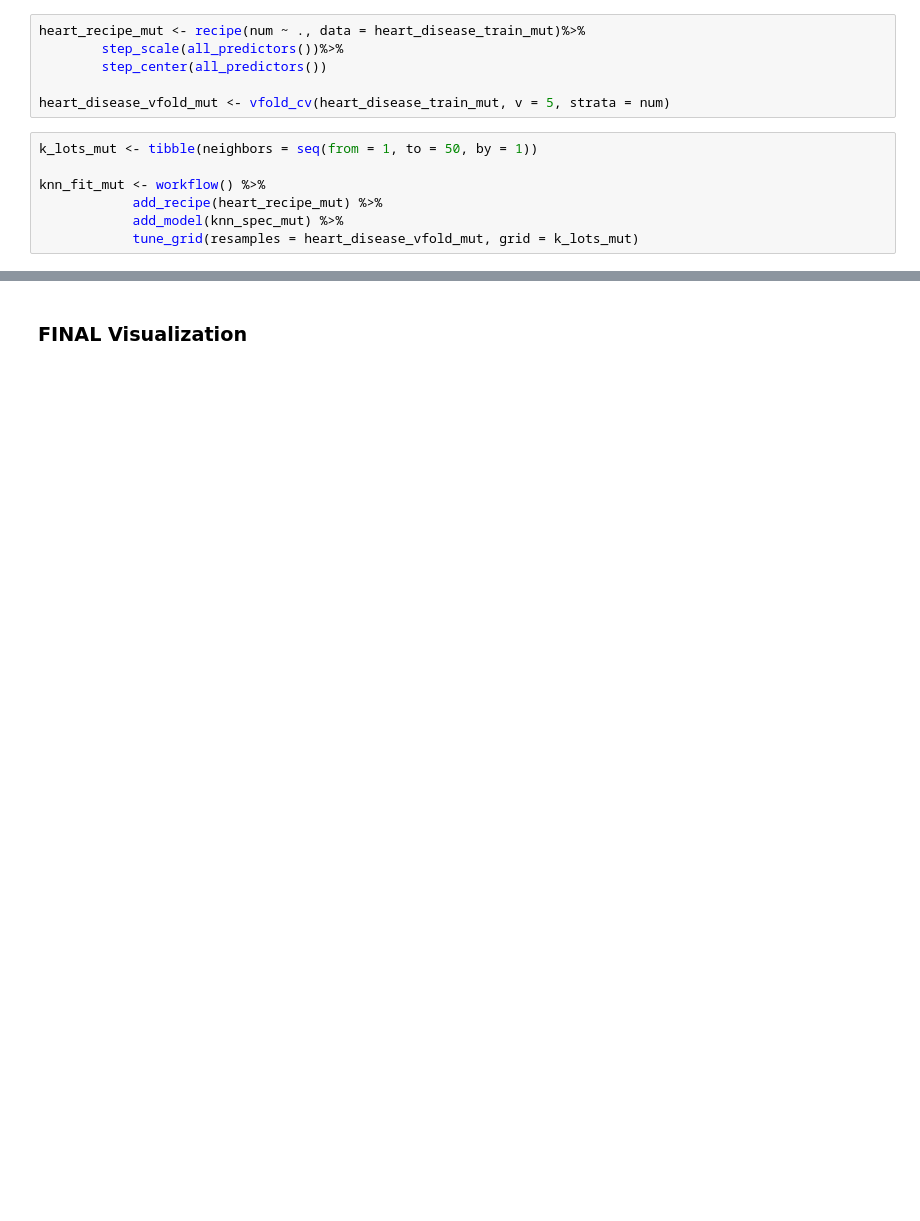
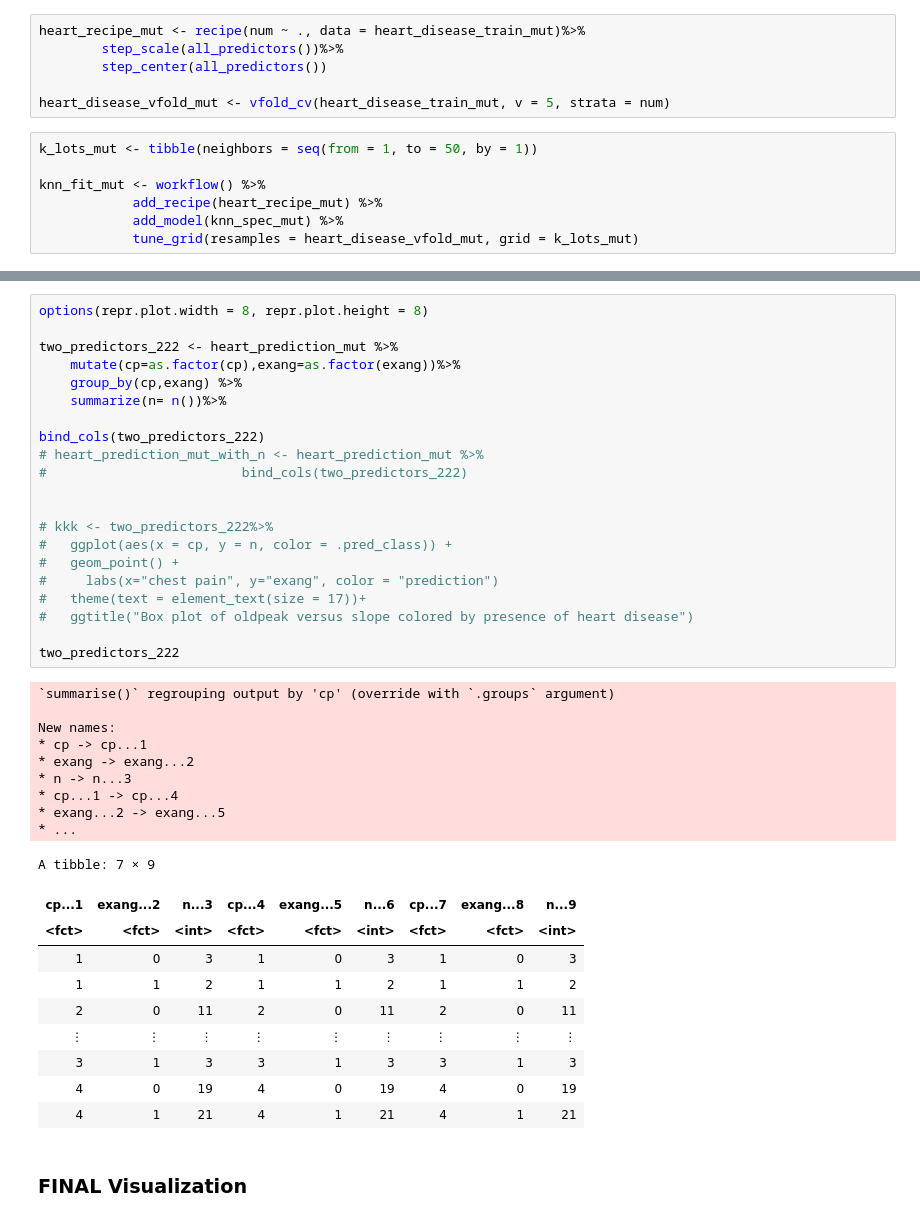
Before and after one commit to oliviahe0111/Heart-Disease-Data, a Jupyter notebook: heart_disease_data.ipynb, the cells around one changed output, grey strips where cells are left out. Saved outputs shown, nothing was run; the diff lists cells and outputs as text; blank space fills up the shorter version.

```diff
--- a/heart_disease_data.ipynb
+++ b/heart_disease_data.ipynb
@@ -486,3 +849,44 @@ mnist_conf_mat_mut
+# %%
+options(repr.plot.width = 8, repr.plot.height = 8)
+
+two_predictors_222 <- heart_prediction_mut %>%
+    mutate(cp=as.factor(cp),exang=as.factor(exang))%>%
+    group_by(cp,exang) %>%
+    summarize(n= n())%>%
+
+bind_cols(two_predictors_222)
+# heart_prediction_mut_with_n <- heart_prediction_mut %>%
+#                         bind_cols(two_predictors_222)
+
+
+# kkk <- two_predictors_222%>%
+#   ggplot(aes(x = cp, y = n, color = .pred_class)) +
+#   geom_point() +
+#     labs(x="chest pain", y="exang", color = "prediction")
+#   theme(text = element_text(size = 17))+
+#   ggtitle("Box plot of oldpeak versus slope colored by presence of heart disease")
+
+two_predictors_222
+# %% [output]
+`summarise()` regrouping output by 'cp' (override with `.groups` argument)
+
+New names:
+* cp -> cp...1
+* exang -> exang...2
+* n -> n...3
+* cp...1 -> cp...4
+* exang...2 -> exang...5
+* ...
+A tibble: 7 × 9
+| cp...1 | exang...2 | n...3 | cp...4 | exang...5 | n...6 | cp...7 | exang...8 | n...9 |
+| <fct> | <fct> | <int> | <fct> | <fct> | <int> | <fct> | <fct> | <int> |
+| 1 | 0 | 3 | 1 | 0 | 3 | 1 | 0 | 3 |
+| 1 | 1 | 2 | 1 | 1 | 2 | 1 | 1 | 2 |
+| 2 | 0 | 11 | 2 | 0 | 11 | 2 | 0 | 11 |
+| ⋮ | ⋮ | ⋮ | ⋮ | ⋮ | ⋮ | ⋮ | ⋮ | ⋮ |
+| 3 | 1 | 3 | 3 | 1 | 3 | 3 | 1 | 3 |
+| 4 | 0 | 19 | 4 | 0 | 19 | 4 | 0 | 19 |
+| 4 | 1 | 21 | 4 | 1 | 21 | 4 | 1 | 21 |
 # %% [markdown]
 ### FINAL Visualization
 # %%
```
Also changed, not shown: parts of 47 cells of this notebook.
